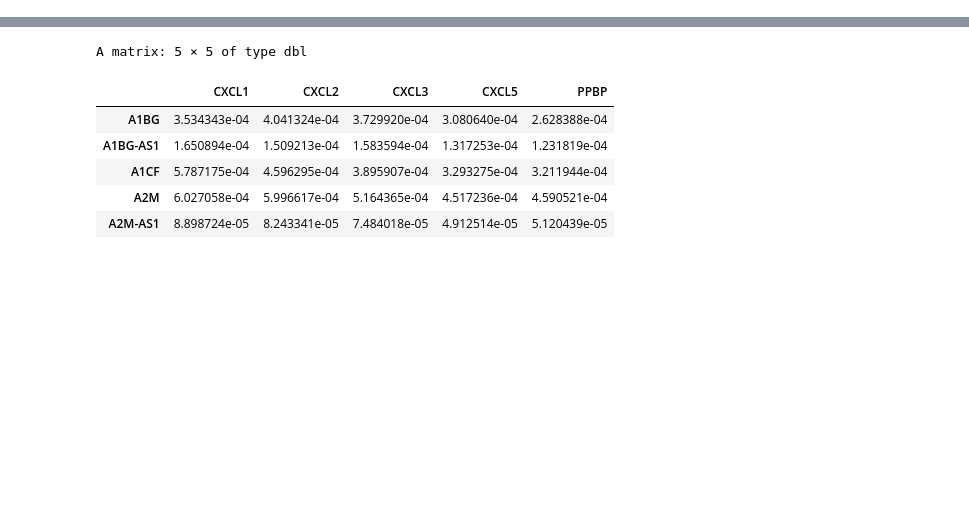
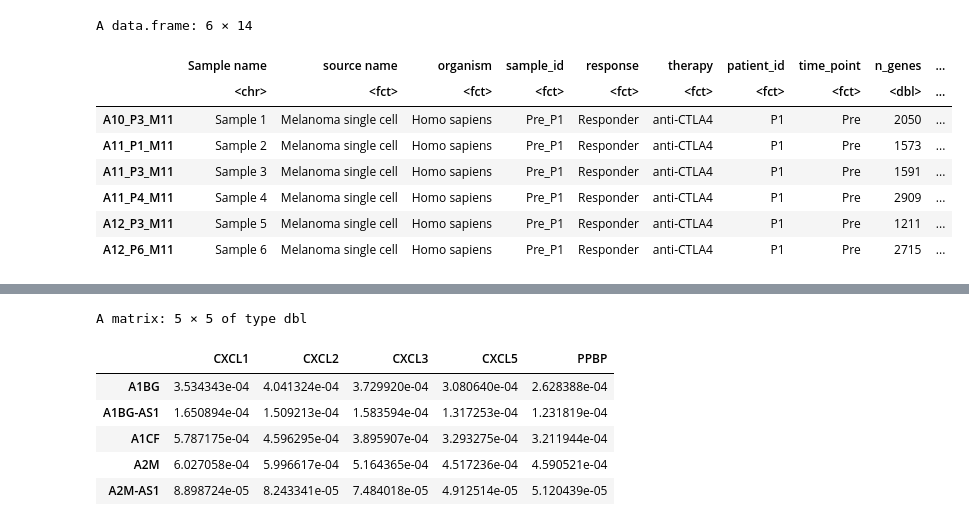
Before and after one commit to meg-bit/immune-cells-TIME-single-cell-anti-PD-1, a Jupyter notebook: test_nichenet.ipynb, the cells around one changed output, grey strips where cells are left out. Cells and saved outputs as stored; diff of their text form; code cells hidden in the pictures; blank space fills up the shorter version.

```diff
--- a/test_nichenet.ipynb
+++ b/test_nichenet.ipynb
@@ -39,0 +68,12 @@ Active assay: RNA (13541 features, 1575 variable features)
+# %%
+head(adata$obs)
+# %% [output]
+A data.frame: 6 × 14
+|  | Sample name | source name | organism | sample_id | response | therapy | patient_id | time_point | n_genes | ... |
+|  | <chr> | <fct> | <fct> | <fct> | <fct> | <fct> | <fct> | <fct> | <dbl> | ... |
+| A10_P3_M11 | Sample 1 | Melanoma single cell | Homo sapiens | Pre_P1 | Responder | anti-CTLA4 | P1 | Pre | 2050 | ... |
+| A11_P1_M11 | Sample 2 | Melanoma single cell | Homo sapiens | Pre_P1 | Responder | anti-CTLA4 | P1 | Pre | 1573 | ... |
+| A11_P3_M11 | Sample 3 | Melanoma single cell | Homo sapiens | Pre_P1 | Responder | anti-CTLA4 | P1 | Pre | 1591 | ... |
+| A11_P4_M11 | Sample 4 | Melanoma single cell | Homo sapiens | Pre_P1 | Responder | anti-CTLA4 | P1 | Pre | 2909 | ... |
+| A12_P3_M11 | Sample 5 | Melanoma single cell | Homo sapiens | Pre_P1 | Responder | anti-CTLA4 | P1 | Pre | 1211 | ... |
+| A12_P6_M11 | Sample 6 | Melanoma single cell | Homo sapiens | Pre_P1 | Responder | anti-CTLA4 | P1 | Pre | 2715 | ... |
```
Also changed, not shown: parts of 12 cells of this notebook.
